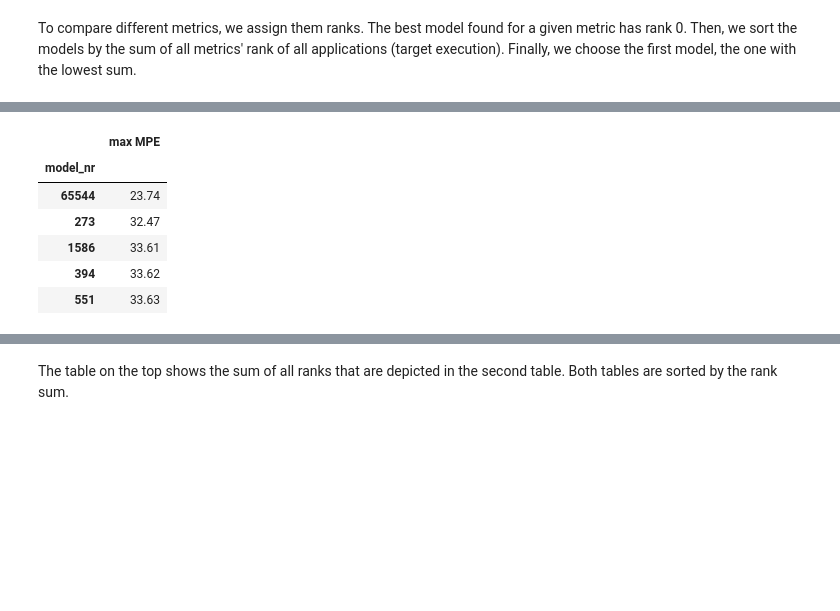
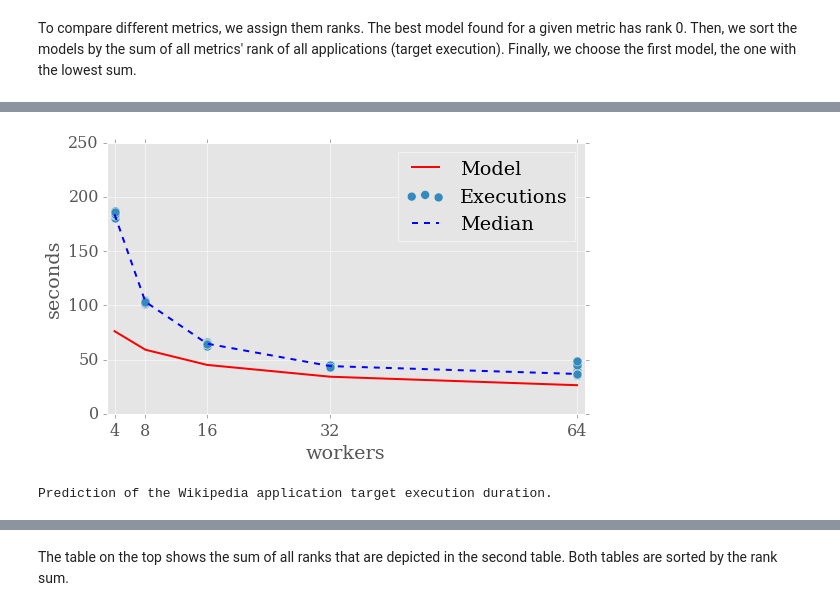
Before and after one commit to cemsbr/phd_notebook, a Jupyter notebook: notebooks/002-Wikipedia, HBSort, HBKmeans - No disk.ipynb, the cells around one changed output, grey strips where cells are left out. Drawn from its saved outputs; the diff is of its cells as text; code cells hidden in the pictures; blank space fills up the shorter version.

Commit message:
Presentation changes. Best model criteria.

```diff
--- a/notebooks/002-Wikipedia, HBSort, HBKmeans - No disk.ipynb
+++ b/notebooks/002-Wikipedia, HBSort, HBKmeans - No disk.ipynb
@@ -407,3 +407,10 @@ Wall time: 1min 3s
 # %% [markdown]
 To compare different metrics, we assign them ranks. The best model found for a given metric has rank 0. Then, we sort
 the models by the sum of all metrics' rank of all applications (target execution). Finally, we choose the first model, the one with the lowest sum.
+# %%
+wmae = df_cmp.loc[:, ('wikipedia', 'profiling', 'MAE', 'value')].sort_values()
+wmae.index.name = 'model_nr'
+display(pd.DataFrame({'wikipedia MAE': wmae}).head(5))
+
+cols2drop = ['hbsort', 'hbkmeans']
+df_cmp.ix[wmae.index].drop(cols2drop, axis=1).head(5)
@@ -409,0 +435,10 @@ the models by the sum of all metrics' rank of all applications (target execution
+# %%
+i = -1
+for model_nr in wmae.index:
+    i += 1
+    model = pickle.loads(eval_raw['wikipedia']['profiling'][model_nr]['model_dump'])
+    if len(model._features) > 2:
+        continue
+    print('position {}, model_nr {}'.format(i, model_nr))
+    print(str(model))
+    break
@@ -410,13 +452,12 @@ the models by the sum of all metrics' rank of all applications (target execution
+# %%
+plot_wikipedia(model)
+# %% [output]
+[figure, added]
+Prediction of the Wikipedia application target execution duration.
 # %%
-mpe_values = (df_cmp.loc[:, (app, 'target', 'MPE', 'value')] for app in APPS)
-mpe_max = pd.concat(mpe_values, axis=1).max(axis=1).sort_values()
-mpe_max.index.name = 'model_nr'
-display(pd.DataFrame({'max MPE': mpe_max}).head())
+def sort_by_max_error(error, rows=5):
+    """error = MAE, MPE or RMSE."""
+    apps_values = (df_cmp.loc[:, (app, 'target', error, 'value')] for app in APPS)
+    max_values = pd.concat(apps_values, axis=1).max(axis=1).sort_values().head(rows)
+    max_values.index.name = 'model_nr'
+    display(pd.DataFrame({'max ' + error: max_values}))
-# %% [output]
-|  | max MPE |
-| model_nr |  |
-| 65544 | 23.74 |
-| 273 | 32.47 |
-| 1586 | 33.61 |
-| 394 | 33.62 |
-| 551 | 33.63 |
```
Also changed, not shown: parts of 10 cells of this notebook.
